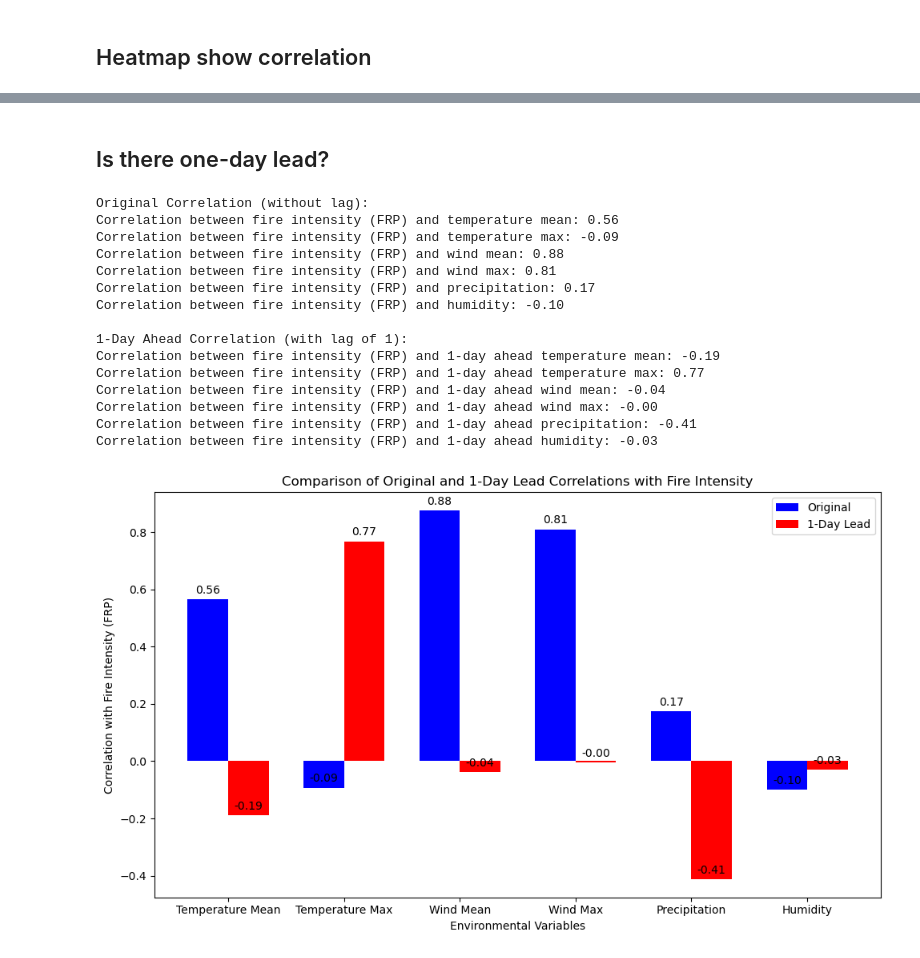
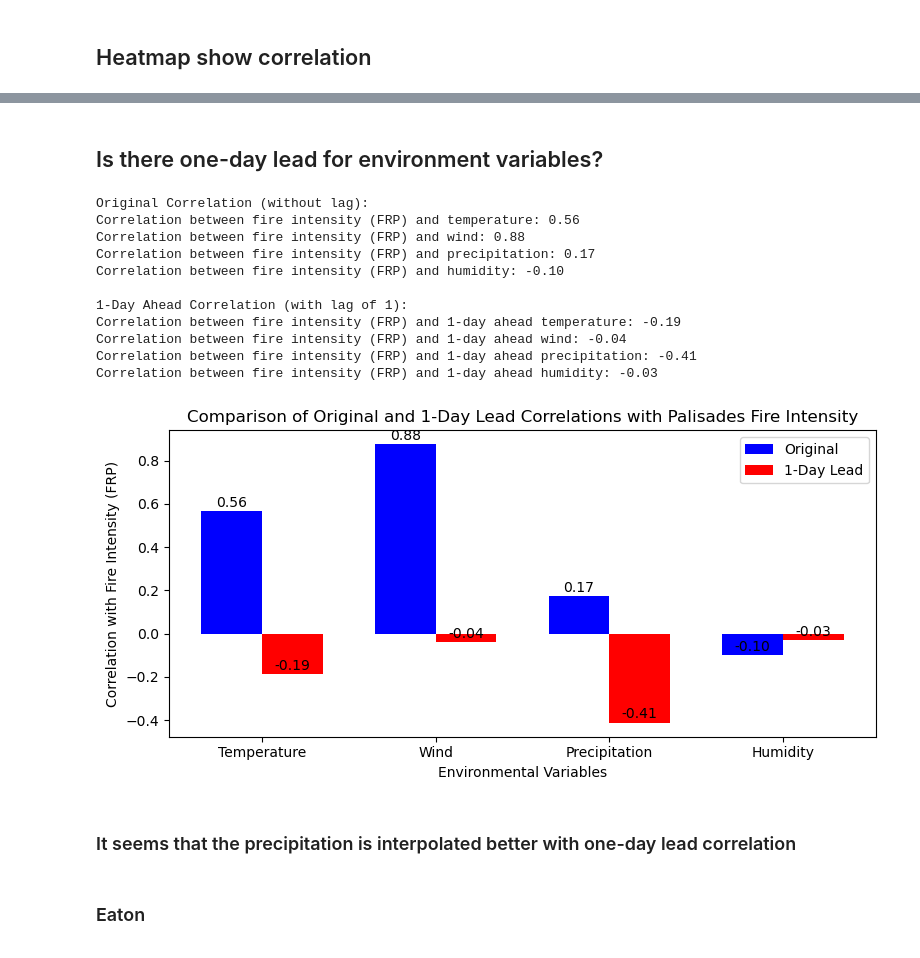
Before and after one commit to JoyceCaiOcean/WILDFIRE, a Jupyter notebook: Cai_Folder/Correlation.ipynb, the cells around one changed output, grey strips where cells are left out. Saved outputs shown, nothing was run; the diff lists cells and outputs as text; code cells hidden in the pictures.

```diff
--- a/Cai_Folder/Correlation.ipynb
+++ b/Cai_Folder/Correlation.ipynb
@@ -209,74 +204,58 @@ plt.show()
 # %% [markdown]
-## Is there one-day lead?
+## Is there one-day lead for environment variables?
 # %%
 # Original correlation (without shifting)
-corr_with_frp_original = merged_data_used['FRP'].corr(merged_data_used['temp_mean'])
-corr_with_frp_original_max = merged_data_used['FRP'].corr(merged_data_used['temp_max'])
-corr_with_frp_wind_mean_original = merged_data_used['FRP'].corr(merged_data_used['wind_mean'])
-corr_with_frp_wind_max_original = merged_data_used['FRP'].corr(merged_data_used['wind_max'])
+corr_with_frp_original = merged_data_used['FRP'].corr(merged_data_used['temperature'])
+corr_with_frp_wind_mean_original = merged_data_used['FRP'].corr(merged_data_used['wind'])
 corr_with_frp_preci_original = merged_data_used['FRP'].corr(merged_data_used['precipitation'])
 corr_with_frp_humi_original = merged_data_used['FRP'].corr(merged_data_used['humidity'])
 
 # Shift the environmental variables by 1 day ahead (lead of 1)
-merged_data_used_lead = merged_data_used.shift(-1)  # Shift forward (lead)
+merged_data_used_lead = merged_data_used.shift(-1)
 
 # 1-day ahead (lead) correlation
-corr_with_frp_lead = merged_data_used['FRP'].corr(merged_data_used_lead['temp_mean'])
-corr_with_frp_lead_max = merged_data_used['FRP'].corr(merged_data_used_lead['temp_max'])
-corr_with_frp_wind_mean = merged_data_used['FRP'].corr(merged_data_used_lead['wind_mean'])
-corr_with_frp_wind_max = merged_data_used['FRP'].corr(merged_data_used_lead['wind_max'])
+corr_with_frp_lead = merged_data_used['FRP'].corr(merged_data_used_lead['temperature'])
+corr_with_frp_wind_mean = merged_data_used['FRP'].corr(merged_data_used_lead['wind'])
 corr_with_frp_preci = merged_data_used['FRP'].corr(merged_data_used_lead['precipitation'])
 corr_with_frp_humi = merged_data_used['FRP'].corr(merged_data_used_lead['humidity'])
 
 # Print the original correlations
 print("Original Correlation (without lag):")
-print(f"Correlation between fire intensity (FRP) and temperature mean: {corr_with_frp_original:.2f}")
-print(f"Correlation between fire intensity (FRP) and temperature max: {corr_with_frp_original_max:.2f}")
-print(f"Correlation between fire intensity (FRP) and wind mean: {corr_with_frp_wind_mean_original:.2f}")
-print(f"Correlation between fire intensity (FRP) and wind max: {corr_with_frp_wind_max_original:.2f}")
+print(f"Correlation between fire intensity (FRP) and temperature: {corr_with_frp_original:.2f}")
+print(f"Correlation between fire intensity (FRP) and wind: {corr_with_frp_wind_mean_original:.2f}")
 print(f"Correlation between fire intensity (FRP) and precipitation: {corr_with_frp_preci_original:.2f}")
 print(f"Correlation between fire intensity (FRP) and humidity: {corr_with_frp_humi_original:.2f}")
 
 # Print the 1-day ahead (lead) correlations
 print("\n1-Day Ahead Correlation (with lag of 1):")
-print(f"Correlation between fire intensity (FRP) and 1-day ahead temperature mean: {corr_with_frp_lead:.2f}")
-print(f"Correlation between fire intensity (FRP) and 1-day ahead temperature max: {corr_with_frp_lead_max:.2f}")
-print(f"Correlation between fire intensity (FRP) and 1-day ahead wind mean: {corr_with_frp_wind_mean:.2f}")
-print(f"Correlation between fire intensity (FRP) and 1-day ahead wind max: {corr_with_frp_wind_max:.2f}")
+print(f"Correlation between fire intensity (FRP) and 1-day ahead temperature: {corr_with_frp_lead:.2f}")
+print(f"Correlation between fire intensity (FRP) and 1-day ahead wind: {corr_with_frp_wind_mean:.2f}")
 print(f"Correlation between fire intensity (FRP) and 1-day ahead precipitation: {corr_with_frp_preci:.2f}")
 print(f"Correlation between fire intensity (FRP) and 1-day ahead humidity: {corr_with_frp_humi:.2f}")
 # %% [output]
 Original Correlation (without lag):
-Correlation between fire intensity (FRP) and temperature mean: 0.56
-Correlation between fire intensity (FRP) and temperature max: -0.09
-Correlation between fire intensity (FRP) and wind mean: 0.88
-Correlation between fire intensity (FRP) and wind max: 0.81
+Correlation between fire intensity (FRP) and temperature: 0.56
+Correlation between fire intensity (FRP) and wind: 0.88
 Correlation between fire intensity (FRP) and precipitation: 0.17
 Correlation between fire intensity (FRP) and humidity: -0.10
 
 1-Day Ahead Correlation (with lag of 1):
-Correlation between fire intensity (FRP) and 1-day ahead temperature mean: -0.19
-Correlation between fire intensity (FRP) and 1-day ahead temperature max: 0.77
-Correlation between fire intensity (FRP) and 1-day ahead wind mean: -0.04
-Correlation between fire intensity (FRP) and 1-day ahead wind max: -0.00
+Correlation between fire intensity (FRP) and 1-day ahead temperature: -0.19
+Correlation between fire intensity (FRP) and 1-day ahead wind: -0.04
 Correlation between fire intensity (FRP) and 1-day ahead precipitation: -0.41
 Correlation between fire intensity (FRP) and 1-day ahead humidity: -0.03
 # %%
 # Data for plotting
-variables = ['Temperature Mean', 'Temperature Max', 'Wind Mean', 'Wind Max', 'Precipitation', 'Humidity']
+variables = ['Temperature', 'Wind', 'Precipitation', 'Humidity']
 original_corr = [
     corr_with_frp_original,
-    corr_with_frp_original_max,
     corr_with_frp_wind_mean_original,
-    corr_with_frp_wind_max_original,
     corr_with_frp_preci_original,
     corr_with_frp_humi_original
 ]
 lead_corr = [
     corr_with_frp_lead,
-    corr_with_frp_lead_max,
     corr_with_frp_wind_mean,
-    corr_with_frp_wind_max,
     corr_with_frp_preci,
     corr_with_frp_humi
 ]
@@ -284,38 +263,40 @@ lead_corr = [
 # Set the positions for the bars on the x-axis
 x = np.arange(len(variables))
 width = 0.35  # Width of the bars
 
 # Plot
-fig, ax = plt.subplots(figsize=(10, 6))
+fig, ax = plt.subplots(figsize=(8, 4))
 
-# Create bars for original correlation and 1-day lead correlation
 bars1 = ax.bar(x - width/2, original_corr, width, label='Original', color='b')
 bars2 = ax.bar(x + width/2, lead_corr, width, label='1-Day Lead', color='r')
 
-# Labeling
 ax.set_xlabel('Environmental Variables')
 ax.set_ylabel('Correlation with Fire Intensity (FRP)')
-ax.set_title('Comparison of Original and 1-Day Lead Correlations with Fire Intensity')
+ax.set_title('Comparison of Original and 1-Day Lead Correlations with Palisades Fire Intensity')
 ax.set_xticks(x)
 ax.set_xticklabels(variables)
 ax.legend()
 
 # Add the values on top of the bars
 def add_labels(bars):
     for bar in bars:
         height = bar.get_height()
         ax.annotate(f'{height:.2f}',
                     xy=(bar.get_x() + bar.get_width() / 2, height),
-                    xytext=(0, 3),  # 3 points vertical offset
+                    xytext=(0, 1),  # 3 points vertical offset
                     textcoords="offset points",
                     ha='center', va='bottom')
 
-# Add labels to both sets of bars
 add_labels(bars1)
 add_labels(bars2)
 
-# Display the plot
 plt.tight_layout()
+
+plt.savefig("plots/corr_lag_pali_env.png", format="png")
 plt.show()
 # %% [output]
-[figure, old version]
+[figure, new version]
+# %% [markdown]
+###  It seems that the precipitation is interpolated better with one-day lead correlation
+# %% [markdown]
+### Eaton
```
Also changed, not shown: parts of 32 cells of this notebook.
